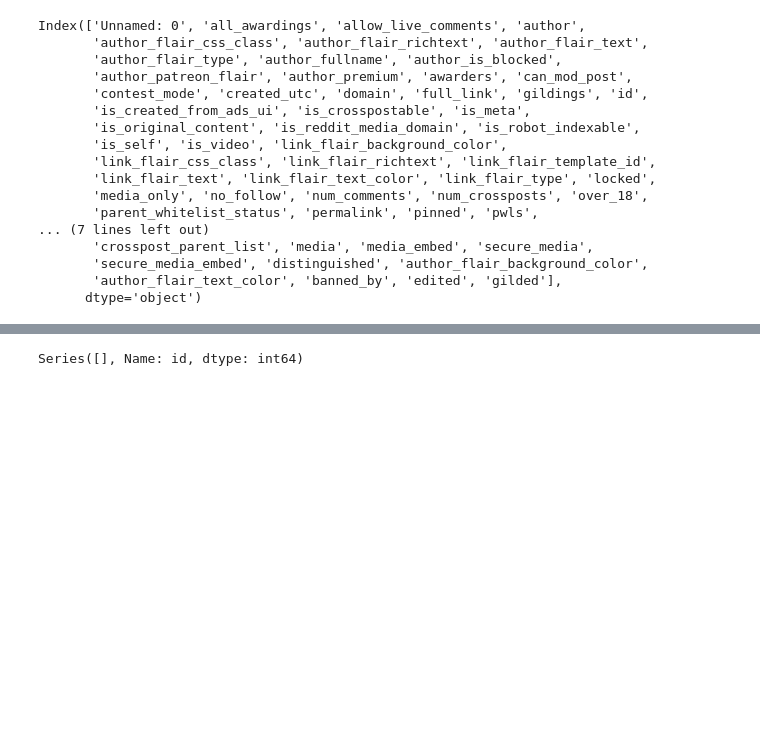
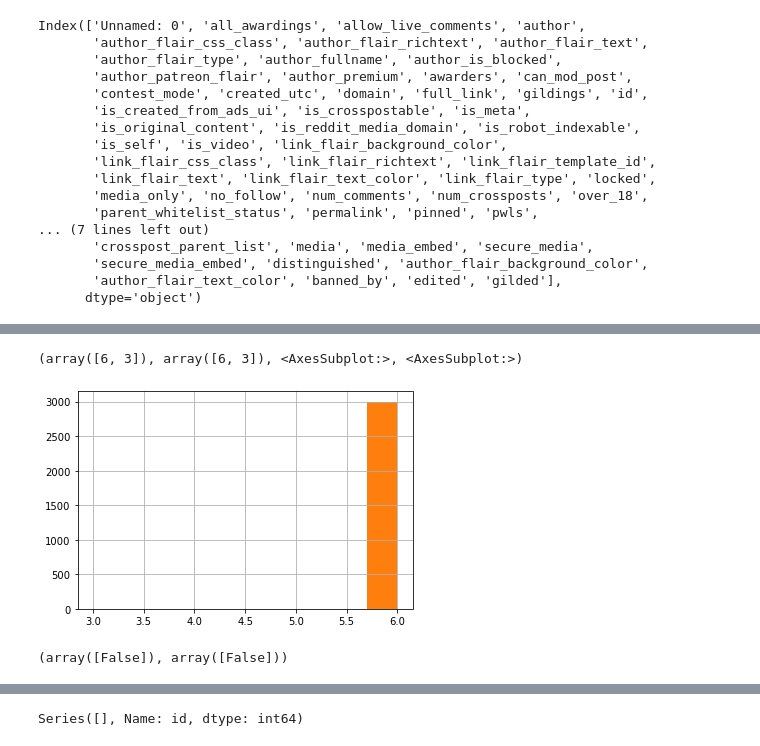
Before and after one commit to vivekbavda/Customer-Service-Apple-and-Google, a Jupyter notebook: BavdaConsultingNLPDataCleaning.ipynb, the cells around one changed output, grey strips where cells are left out. Drawn from its saved outputs; the diff is of its cells as text; code cells hidden in the pictures; blank space fills up the shorter version.

```diff
--- a/BavdaConsultingNLPDataCleaning.ipynb
+++ b/BavdaConsultingNLPDataCleaning.ipynb
@@ -84,0 +154,9 @@ dfa['apple']=1
+# %%
+dfg['wls'].unique(), dfa['wls'].unique(),dfg['wls'].hist(), dfa['wls'].hist()
+# %% [output]
+(array([6, 3]), array([6, 3]), <AxesSubplot:>, <AxesSubplot:>)
+[figure, added]
+# %%
+dfg['is_meta'].unique(), dfa['is_meta'].unique()
+# %% [output]
+(array([False]), array([False]))
```
Also changed, not shown: parts of 50 cells of this notebook, 6 other files.
